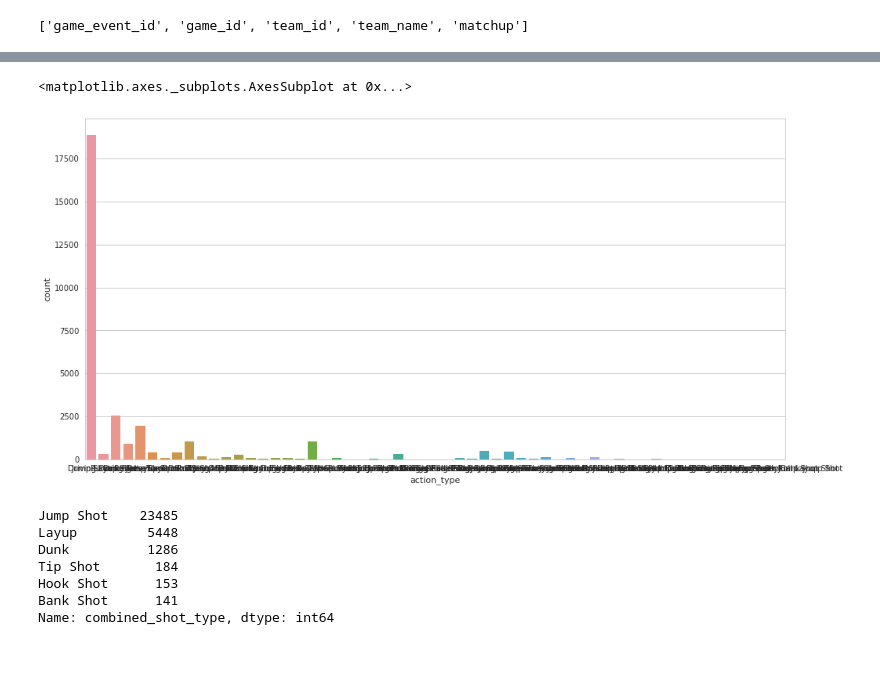
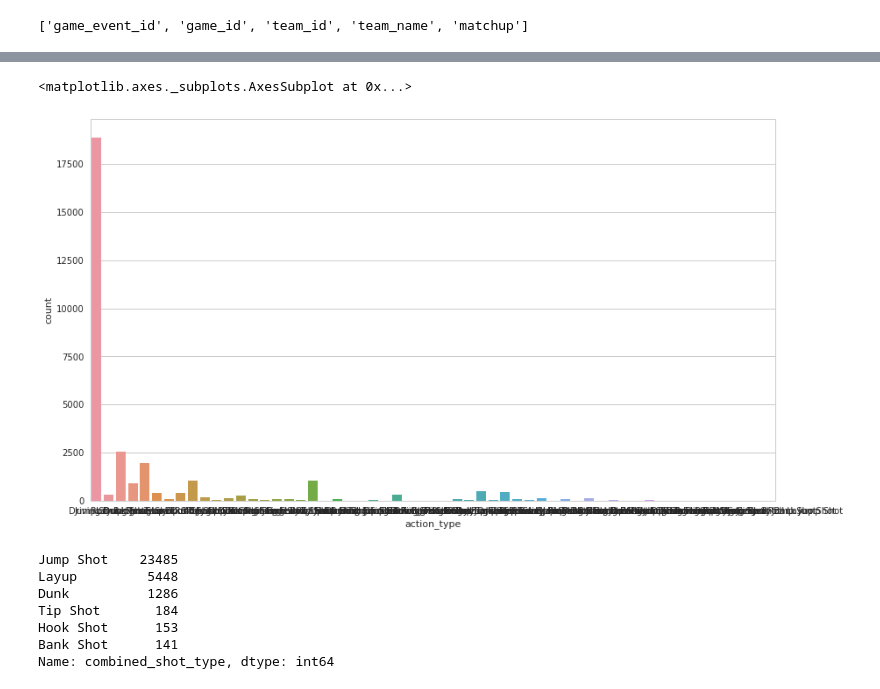
Before and after one commit to yufan-liu/kaggle, a Jupyter notebook: Kobe_Bryant_Shot_Selection/explore_data.ipynb, the cells around one changed output, grey strips where cells are left out. Cells and saved outputs as stored; diff of their text form; code cells hidden in the pictures; blank space fills up the shorter version.

```diff
--- a/Kobe_Bryant_Shot_Selection/explore_data.ipynb
+++ b/Kobe_Bryant_Shot_Selection/explore_data.ipynb
@@ -99,11 +99,11 @@ Cutting Finger Roll Layup Shot            1
 Driving Floating Bank Jump Shot           1
 Name: action_type, dtype: int64
 # %%
-plt.figure(figsize=(16,8))
+plt.figure(figsize=(14,8))
 sns.countplot(x='action_type', data=df)
 # %% [output]
 <matplotlib.axes._subplots.AxesSubplot at 0x...>
-[figure, old version]
+[figure, new version]
 # %%
 df.combined_shot_type.value_counts()
 # %% [output]
```
Also changed, not shown: parts of 30 cells of this notebook, 3 other files.
